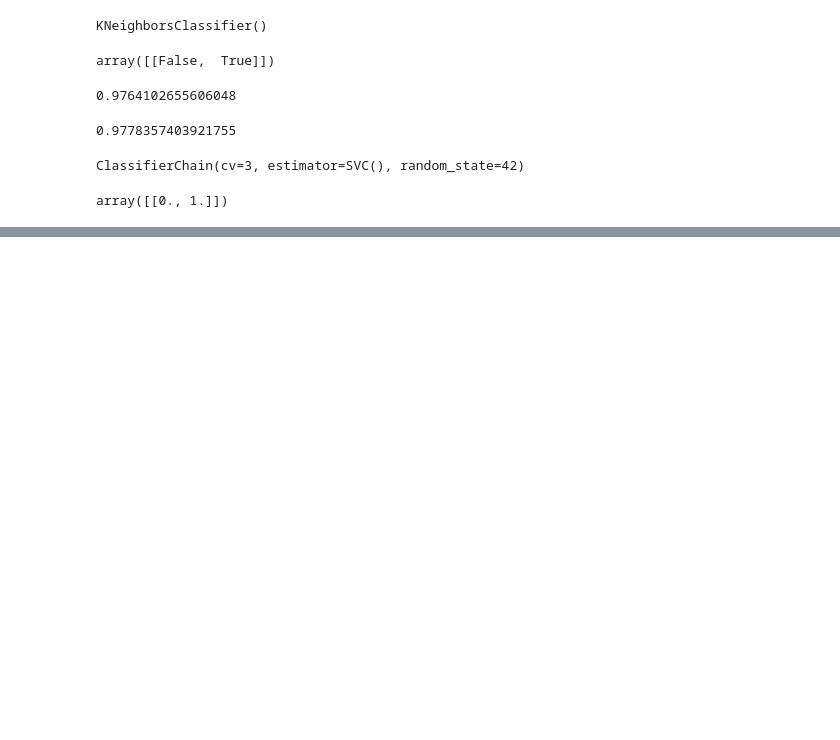
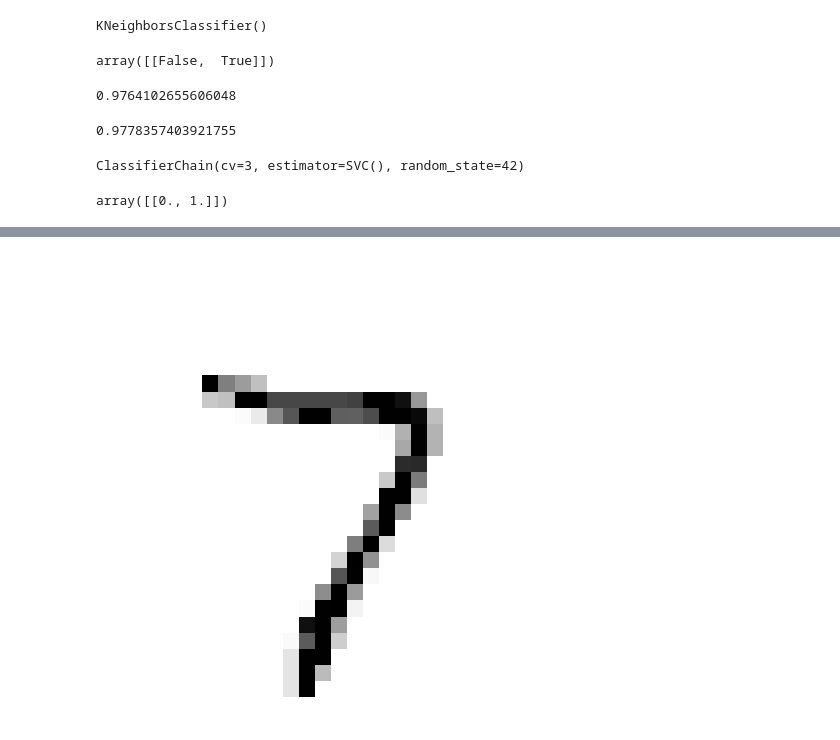
Before and after one commit to Wil1756/100-Days-of-ML, a Jupyter notebook: classification.ipynb, the cells around one changed output, grey strips where cells are left out. Cells and saved outputs as stored; diff of their text form; code cells hidden in the pictures; blank space fills up the shorter version.

```diff
--- a/classification.ipynb
+++ b/classification.ipynb
@@ -633,0 +651,9 @@ array([[0., 1.]])
+# %%
+knn_clf = KNeighborsClassifier()
+knn_clf.fit(X_train_mod, y_train_mod)
+clean_digit = knn_clf.predict([X_test_mod[0]])
+plot_digit(clean_digit)
+save_fig("cleaned_digit_plot")
+plt.show()
+# %% [output]
+[figure, added]
```
Also changed, not shown: parts of 3 cells of this notebook.
